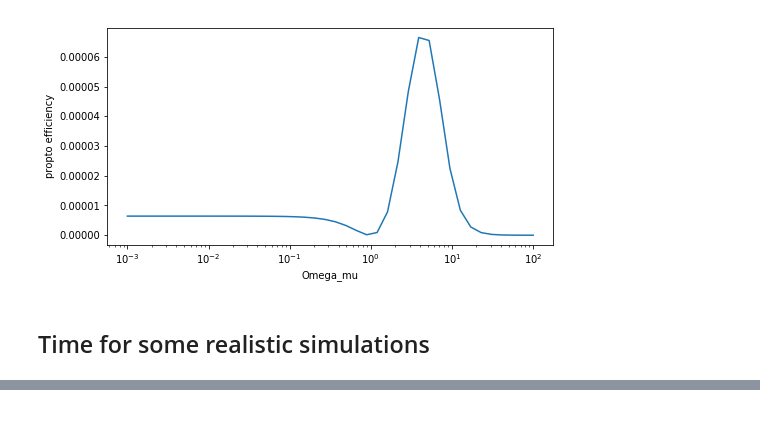
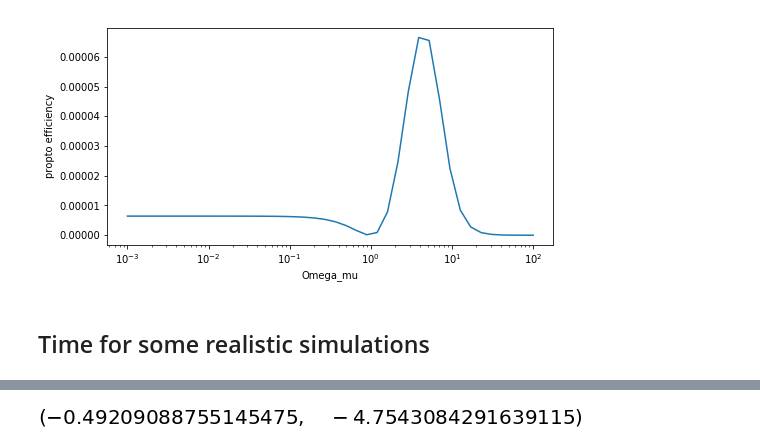
Before and after one commit to rareearthquantum/model_upconversion_peter, a Jupyter notebook: cavityenhancedraman.ipynb, the cells around one changed output, grey strips where cells are left out. Saved outputs shown, nothing was run; the diff lists cells and outputs as text; code cells hidden in the pictures; blank space fills up the shorter version.

```diff
--- a/cavityenhancedraman.ipynb
+++ b/cavityenhancedraman.ipynb
@@ -920,8 +921,8 @@ p['omegam'] = .01
 p['g'] = 1.
 p['N'] = 1
 p['deltac']=0
-p['kappai']=1
-p['kappac']=1
+p['kappaoi']=1
+p['kappaoc']=1
 p['df']=0.1
 
 p['mean_delta2']=0
@@ -946,41 +966,80 @@ Text(0.5,0,'Omega_mu')
+# %%
+# calculate optical rabi frequency from power in in dBm
+def omegao_from_Pin(Pin,p):
+    epsilon0=8.854187817e-12
+    hbar=1.05457e-34; # in J*s
+
+    optP = 1e-3 * 10**(Pin/10) #incident optical power in W
+    pflux = optP/(2*pi*p['freqo']*hbar) #photon flux (photons/sec)
+    n_in = pflux * p['kappaoc']*4/(p['kappaoc']+p['kappaoi'])**2 # num intracavity photons
+                                                #is this right????
+    Sspot = pi*p['Wcavity']**2 #cross sectional area of
+                                #optical mode
+    V_cav = (Sspot*p['Lcavity_vac']+Sspot*p['Lsample']*p['nYSO']**3)/2;
+    optEfield = math.sqrt(n_in*hbar*2*pi*p['freqo']/2/epsilon0/V_cav);
+    p['omegao'] = p['d23']*optEfield/hbar*(-1);
+    return p['omegao']
 # %%
-#parameters from Stephen via slack
-
+# parameters from Stephen via slack
+# parameters commented out are not used in calculation
 p = {}
 p['a'] = 0
 p['delta2'] = 0.
 p['delta3'] = 0.
 
 
-p['d31'] = math.sqrt(1./3)
-p['d32'] = math.sqrt(2./3)
-p['gamma13'] = p['d31']**2/(p['d31']**2+p['d31']**2)*1/11e-3
-p['gamma23'] = p['d32']**2/(p['d31']**2+p['d31']**2)*1/11e-3
+p['d13'] = 2e-32*math.sqrt(1/3)
+p['d23'] = 2e-32*math.sqrt(2/3)
+p['gamma13'] = p['d13']**2/(p['d13']**2+p['d23']**2)*1/11e-3
+p['gamma23'] = p['d23']**2/(p['d13']**2+p['d23']**2)*1/11e-3
 p['gamma2d'] = 1e6
 p['gamma3d'] = 1e6
 p['nbath'] = 20
 p['gammamu'] = 1/(p['nbath']+1) * 1/1e3
-p['omegao'] = 1e6
-p['omegam'] = .01e6
+
 p['g'] = 51.9  #optical coupling
 p['N'] = 1.28e15 # number of atoms in the optical mode
-p['deltac']=0
-p['kappai']=2*pi*7.95e6
-p['kappac']=2*pi*1.7e6
-p['df']=0.1e6
-
+p['deltac']=0 #detuning for
+p['kappaoi']=2*pi*7.95e6 # intrinsic loss for optical resonator
+p['kappaoc']=2*pi*1.7e6 # coupling loss for optical resonator
+p['df']=4e6 # how small descretisation step to take when integrating over the
+            # inhomogeneous lines
 
 p['mean_delta2']=0
-p['sd_delta2']=2*pi*25e6/2.355 #2.355is to turn FWHM into standard deviation
+p['sd_delta2']=2*pi*25e6/2.355  #microwave inhomogeneous broadening
+                                #2.355is to turn FWHM into standard deviation
 p['mean_delta3']=0
-p['sd_delta3']=2*pi*170e6/2.355
+p['sd_delta3']=2*pi*170e6/2.355 #optical inhomogeneous broadening
 
-
-
+p['kappami'] = 650e3*2*pi # intrinsic loss for microwave cavity
+p['kappamc'] = 70e3*2*pi  # coupling loss for optical cavity
+                        # this is for one of the two output ports
 p['Nmu'] = 2.22e16  #toal number of atoms
 p['gmu'] = 1.04 #coupling between atoms and microwave field
 
 
+muBohr=927.4009994e-26; # Bohr magneton in J/T in J* T^-1
+p['mu12'] = 4.3803*muBohr # transition dipole moment for microwave cavity (J T^-1)
 
-%time ensemble_steady_rho13_integrated(p,p['df'])
+p['Lsample']=12e-3 # the length of the sample, in m
+p['dsample']=5e-3 # the diameter of the sample, in m
+
+p['fillfactor']=0.8 #microwave filling factor
+p['freqm'] = 5.186e9
+p['freqo'] = 195113.36e9
+
+p['Lcavity_vac'] = 49.5e-3 # length of the vacuum part of the optical
+                           # Fabry Perot (m)
+p['Wcavity'] =  0.6e-3# width of optical resonator beam in sample (m)
+p['nYSO'] = 1.76 #refractive index of YSO
+
+
+# assume 1mW (=0dBm) input to both optical and to microwave cavities
+omegao_from_Pin(0,p)
+omegam_from_Pin(0,p)
+
+#see what rabi freqs we have
+p['omegao']/1e6,p['omegam']/1e6
+
+#%time ensemble_steady_rho13_integrated(p,p['df'])
 # %% [output]
@@ -990,2 +1046,3 @@ Wall time: 58.2 s
+[figure, added]
 # %%
 %time steadya(p)
```
Also changed, not shown: parts of 12 cells of this notebook.
